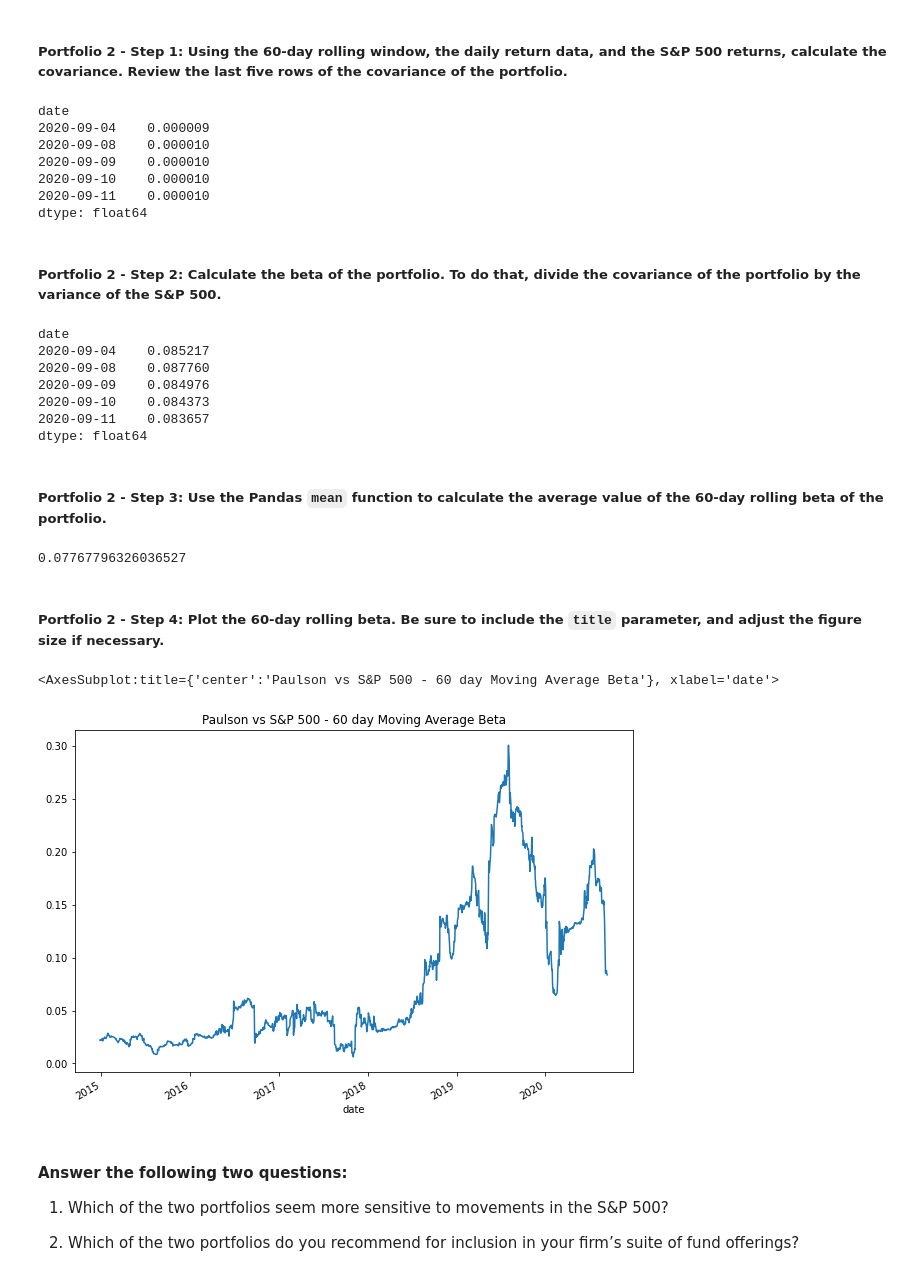
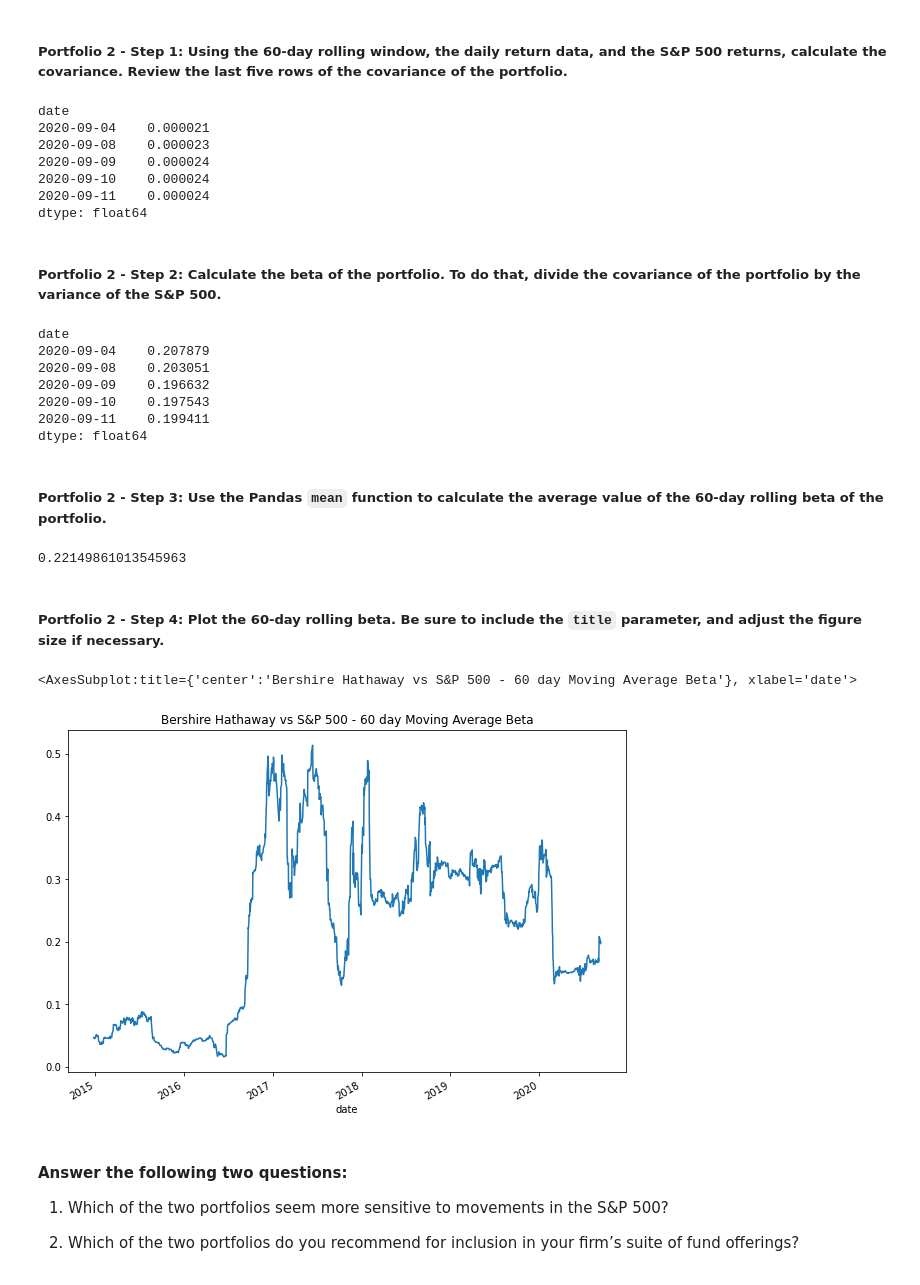
Before and after one commit to allyche/module_4_challenge, a Jupyter notebook: risk_return_analysis.ipynb, the cells around one changed output. Cells and saved outputs as stored; diff of their text form; code cells hidden in the pictures.

```diff
--- a/risk_return_analysis.ipynb
+++ b/risk_return_analysis.ipynb
@@ -435,48 +433,48 @@ tiger_beta.plot(figsize=(10, 7), title="Tiger Global Management vs S&P 500 - 60
 # %%
 # Calculate the covariance using a 60-day rolling window
 # Review the last five rows of the covariance data
-paulson_rolling60_cov = whales_daily_return['PAULSON & CO.INC.'].rolling(window = 60).cov(whales_daily_return['S&P 500'])
-paulson_rolling60_cov.tail()
+berkshire_rolling60_cov = whales_daily_return['BERKSHIRE HATHAWAY INC'].rolling(window = 60).cov(whales_daily_return['S&P 500'])
+berkshire_rolling60_cov.tail()
 # %% [output]
 date
-2020-09-04    0.000009
-2020-09-08    0.000010
-2020-09-09    0.000010
-2020-09-10    0.000010
-2020-09-11    0.000010
+2020-09-04    0.000021
+2020-09-08    0.000023
+2020-09-09    0.000024
+2020-09-10    0.000024
+2020-09-11    0.000024
 dtype: float64
 # %% [markdown]
 ##### Portfolio 2 - Step 2: Calculate the beta of the portfolio. To do that, divide the covariance of the portfolio by the variance of the S&P 500.
 # %%
 # Calculate the beta based on the 60-day rolling covariance compared to the market (S&P 500)
 # Review the last five rows of the beta information
-paulson_beta = paulson_rolling60_cov / sp_variance
-paulson_beta.tail()
+berkshire_beta = berkshire_rolling60_cov / sp_variance
+berkshire_beta.tail()
 # %% [output]
 date
-2020-09-04    0.085217
-2020-09-08    0.087760
-2020-09-09    0.084976
-2020-09-10    0.084373
-2020-09-11    0.083657
+2020-09-04    0.207879
+2020-09-08    0.203051
+2020-09-09    0.196632
+2020-09-10    0.197543
+2020-09-11    0.199411
 dtype: float64
 # %% [markdown]
 ##### Portfolio 2 - Step 3: Use the Pandas `mean` function to calculate the average value of the 60-day rolling beta of the portfolio.
 # %%
 # Calculate the average of the 60-day rolling beta
-paulson_beta_mean = paulson_beta.mean()
-paulson_beta_mean
+berkshire_beta_mean = berkshire_beta.mean()
+berkshire_beta_mean
 # %% [output]
-0.07767796326036527
+0.22149861013545963
 # %% [markdown]
 ##### Portfolio 2 - Step 4: Plot the 60-day rolling beta. Be sure to include the `title` parameter, and adjust the figure size if necessary.
 # %%
 # Plot the rolling beta
 # Include a title parameter and adjust the figure size
-paulson_beta.plot(figsize=(10, 7), title="Paulson vs S&P 500 - 60 day Moving Average Beta")
+berkshire_beta.plot(figsize=(10, 7), title="Bershire Hathaway vs S&P 500 - 60 day Moving Average Beta")
 # %% [output]
-<AxesSubplot:title={'center':'Paulson vs S&P 500 - 60 day Moving Average Beta'}, xlabel='date'>
+<AxesSubplot:title={'center':'Bershire Hathaway vs S&P 500 - 60 day Moving Average Beta'}, xlabel='date'>
-[figure, old version]
+[figure, new version]
 # %% [markdown]
 #### Answer the following two questions:
 
```
Also changed, not shown: parts of 12 cells of this notebook, 1 other file.
